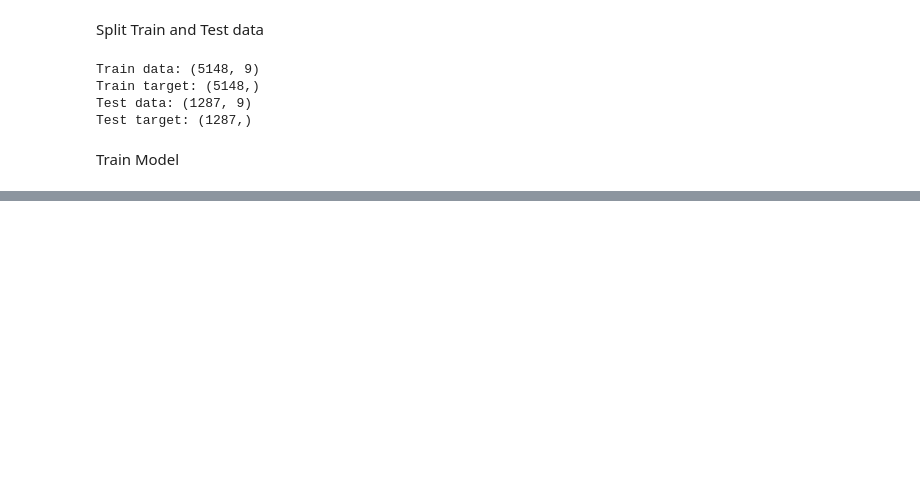
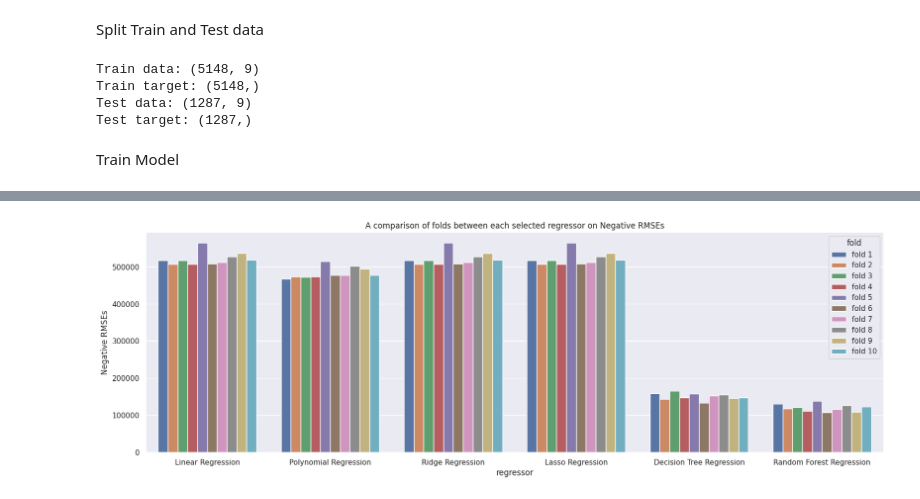
Before and after one commit to SatNichapon/DSI205_project, a Jupyter notebook: DSI205project.ipynb, the cells around one changed output, grey strips where cells are left out. Drawn from its saved outputs; the diff is of its cells as text; code cells hidden in the pictures; blank space fills up the shorter version.

```diff
--- a/DSI205project.ipynb
+++ b/DSI205project.ipynb
@@ -512,6 +527,0 @@ Therefore, Random Forest Regression is the best model for predicting future sale
-# %%
-from sklearn.metrics import r2_score
-decision_tree_regressor.fit(X_train, y_train)
-y_pred = decision_tree_regressor.predict(X_test)
-r_square = r2_score(y_test, y_pred)
-rm = np.sqrt(mean_squared_error(y_test, y_pred))
@@ -522,5 +527,0 @@ r_square, rm
-# %%
-random_forest_regressor.fit(X_train, y_train)
-y_pred = random_forest_regressor.predict(X_test)
-r_square = r2_score(y_test, y_pred)
-rm = np.sqrt(mean_squared_error(y_test, y_pred))
@@ -588,0 +530,15 @@ dict(list(enumerate(mse)))
+# %%
+def compare_cross_val(regressors, X_train, y_train, cv=10, scoring='neg_root_mean_squared_error'):
+
+  if scoring[:3] != 'neg':
+    scores = [cross_val_score(regressor, X_train, y_train, cv=cv, scoring=scoring) for regressor in regressors]
+  else: scores = [-cross_val_score(regressor, X_train, y_train, cv=cv, scoring=scoring) for regressor in regressors]
+
+  regressor_k_score = dict(zip(regressor_names, scores))
+  cross_df = pd.DataFrame.from_dict(regressor_k_score, orient='index')
+  cross_df = cross_df.reset_index()
+
+  indices = [int(fold)+1 for fold in list(cross_df.columns)[1:]]
+  cross_df.columns = ['regressor'] + [f'fold {ind}' for ind in indices]
+
+  return cross_df
@@ -588,0 +555,4 @@ dict(list(enumerate(mse)))
+# %%
+cross_neg_rmse = compare_cross_val(regressors, X_train, y_train, cv=10, scoring='neg_root_mean_squared_error')
+cross_neg_rmse = pd.melt(cross_neg_rmse, id_vars='regressor', var_name='fold', value_name='Negative RMSEs')
+cross_neg_rmse
@@ -588,0 +577,8 @@ dict(list(enumerate(mse)))
+# %%
+plt.figure(figsize=(20,6))
+
+sns.barplot(x='regressor', y='Negative RMSEs', hue='fold', data=cross_neg_rmse)
+plt.title('A comparison of folds between each selected regressor on Negative RMSEs')
+plt.show()
+# %% [output]
+[figure, added]
```
Also changed, not shown: parts of 19 cells of this notebook.
